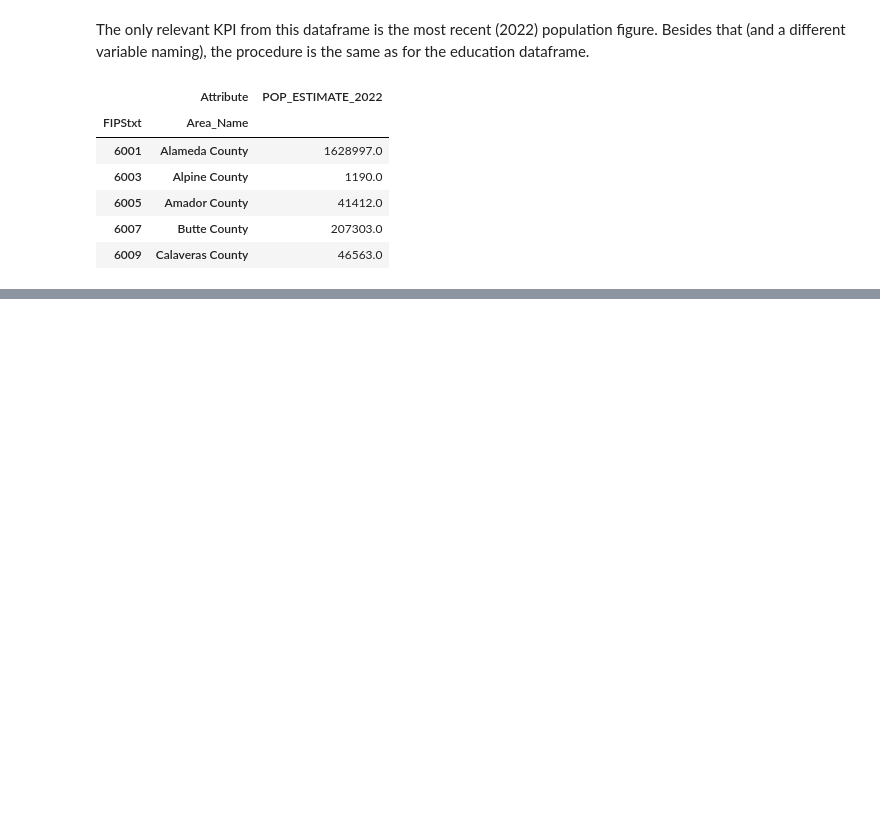
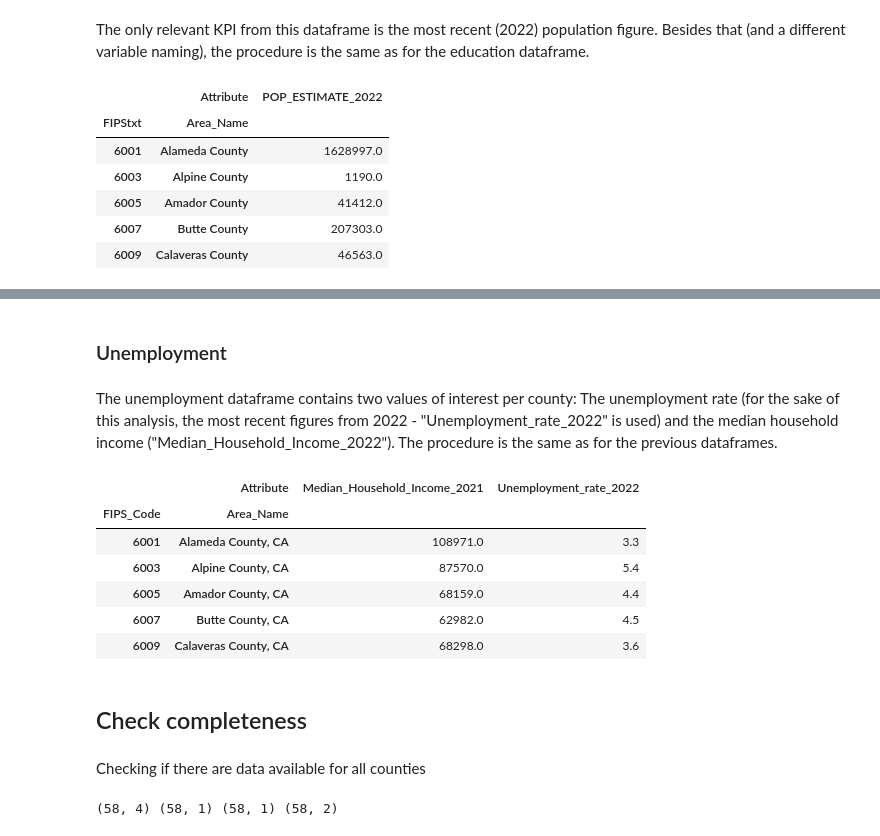
Before and after one commit to HaukeSchwarz/Thesis, a Jupyter notebook: notebooks/California_Economic_Cleaning.ipynb, the cells around one changed output, grey strips where cells are left out. Saved outputs shown, nothing was run; the diff lists cells and outputs as text; code cells hidden in the pictures; blank space fills up the shorter version.

```diff
--- a/notebooks/California_Economic_Cleaning.ipynb
+++ b/notebooks/California_Economic_Cleaning.ipynb
@@ -65,0 +86,4 @@ pop_ca_t.head()
+# %% [markdown]
+### Unemployment
+# %% [markdown]
+The unemployment dataframe contains two values of interest per county: The unemployment rate (for the sake of this analysis, the most recent figures from 2022 - "Unemployment_rate_2022" is used) and the median household income ("Median_Household_Income_2022"). The procedure is the same as for the previous dataframes.
@@ -65,0 +96,18 @@ pop_ca_t.head()
+# %%
+unemp_ca_t.head()
+# %% [output]
+|  | Attribute | Median_Household_Income_2021 | Unemployment_rate_2022 |
+| FIPS_Code | Area_Name |  |  |
+| 6001 | Alameda County, CA | 108971.0 | 3.3 |
+| 6003 | Alpine County, CA | 87570.0 | 5.4 |
+| 6005 | Amador County, CA | 68159.0 | 4.4 |
+| 6007 | Butte County, CA | 62982.0 | 4.5 |
+| 6009 | Calaveras County, CA | 68298.0 | 3.6 |
+# %% [markdown]
+## Check completeness
+# %% [markdown]
+Checking if there are data available for all counties
+# %%
+print(educ_ca_t.shape, pop_ca_t.shape, pov_ca_t.shape, unemp_ca_t.shape)
+# %% [output]
+(58, 4) (58, 1) (58, 1) (58, 2)
```
Also changed, not shown: parts of 15 cells of this notebook.
